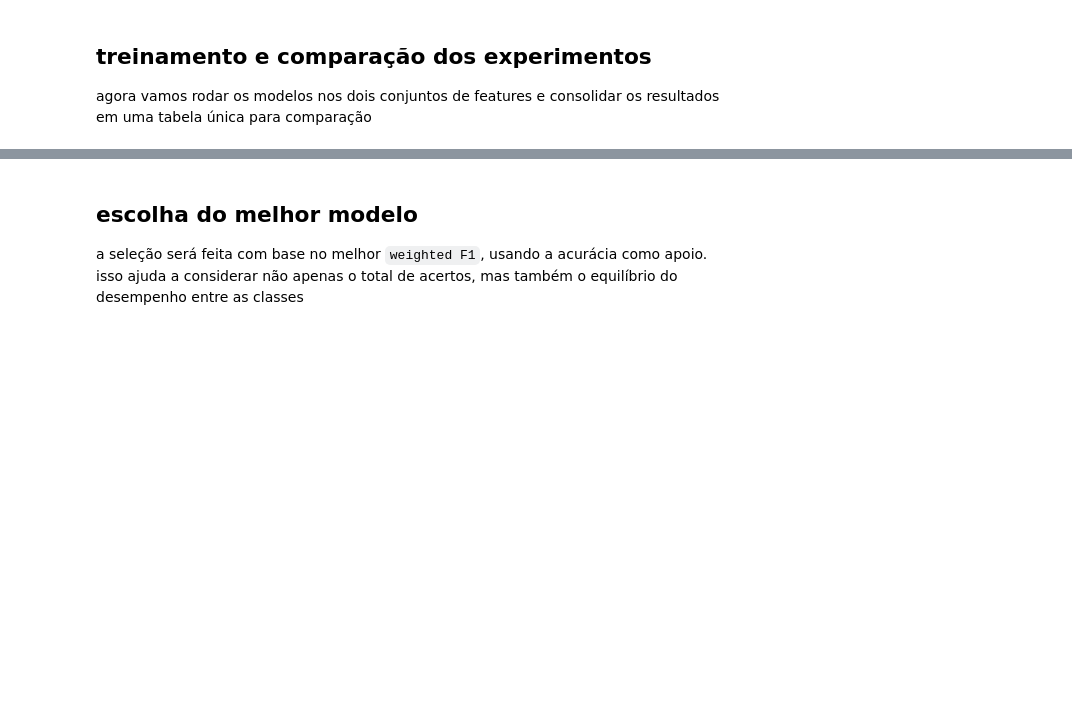
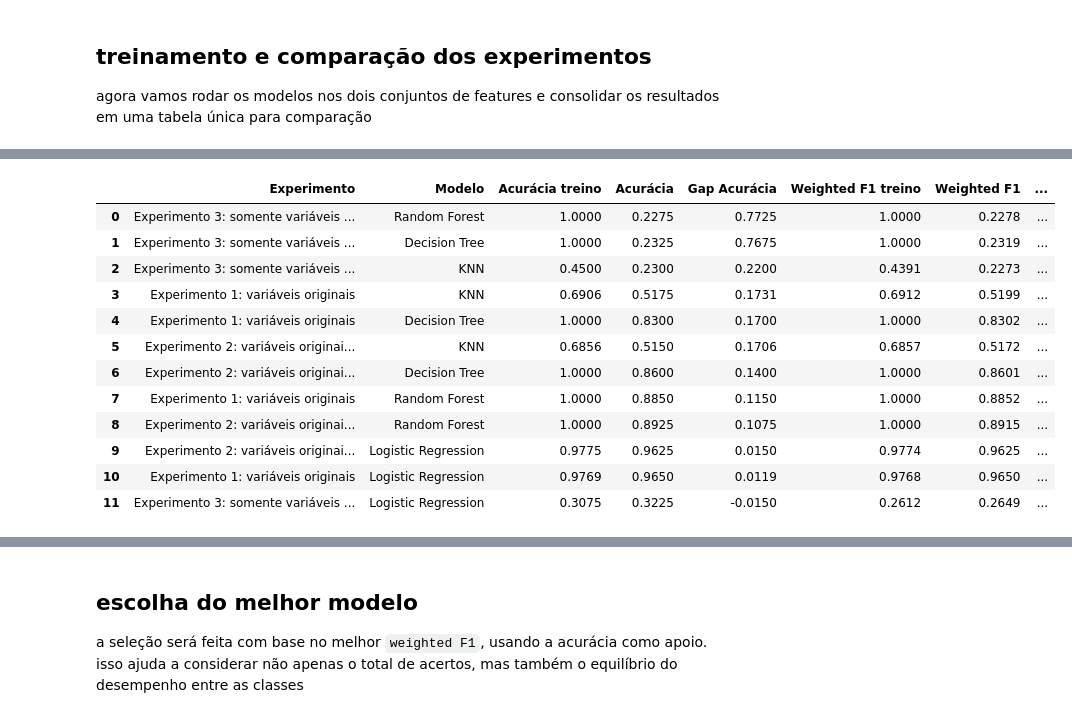
Before and after one commit to jessicafalcundes/machine-learning-projects, a Jupyter notebook: 04-mobile-price-classification/notebooks/02_multiclass_classification.ipynb, the cells around one changed output, grey strips where cells are left out. Saved outputs shown, nothing was run; the diff lists cells and outputs as text; code cells hidden in the pictures; blank space fills up the shorter version.

```diff
--- a/04-mobile-price-classification/notebooks/02_multiclass_classification.ipynb
+++ b/04-mobile-price-classification/notebooks/02_multiclass_classification.ipynb
@@ -362,0 +438,45 @@ os resultados devem ser lidos como um retrato desta divisão treino/teste. em um
+# %%
+generalization_summary = (
+    results_df[[
+        "Experimento",
+        "Modelo",
+        "Acurácia treino",
+        "Acurácia",
+        "Gap Acurácia",
+        "Weighted F1 treino",
+        "Weighted F1",
+        "Gap Weighted F1"
+    ]]
+    .sort_values(by="Gap Weighted F1", ascending=False)
+    .reset_index(drop=True)
+)
+
+display(generalization_summary.style.format({
+    "Acurácia treino": "{:.4f}",
+    "Acurácia": "{:.4f}",
+    "Gap Acurácia": "{:.4f}",
+    "Weighted F1 treino": "{:.4f}",
+    "Weighted F1": "{:.4f}",
+    "Gap Weighted F1": "{:.4f}"
+}))
+
+logistic_summary = generalization_summary[generalization_summary["Modelo"] == "Logistic Regression"].copy()
+best_logistic = logistic_summary.sort_values(by="Weighted F1", ascending=False).iloc[0]
+largest_gap = generalization_summary.iloc[0]
+derived_only_logistic = logistic_summary[
+    logistic_summary["Experimento"] == "Experimento 3: somente variáveis derivadas"
+].iloc[0]
+# %% [output]
+|  | Experimento | Modelo | Acurácia treino | Acurácia | Gap Acurácia | Weighted F1 treino | Weighted F1 | ... |
+| 0 | Experimento 3: somente variáveis ... | Random Forest | 1.0000 | 0.2275 | 0.7725 | 1.0000 | 0.2278 | ... |
+| 1 | Experimento 3: somente variáveis ... | Decision Tree | 1.0000 | 0.2325 | 0.7675 | 1.0000 | 0.2319 | ... |
+| 2 | Experimento 3: somente variáveis ... | KNN | 0.4500 | 0.2300 | 0.2200 | 0.4391 | 0.2273 | ... |
+| 3 | Experimento 1: variáveis originais | KNN | 0.6906 | 0.5175 | 0.1731 | 0.6912 | 0.5199 | ... |
+| 4 | Experimento 1: variáveis originais | Decision Tree | 1.0000 | 0.8300 | 0.1700 | 1.0000 | 0.8302 | ... |
+| 5 | Experimento 2: variáveis originai... | KNN | 0.6856 | 0.5150 | 0.1706 | 0.6857 | 0.5172 | ... |
+| 6 | Experimento 2: variáveis originai... | Decision Tree | 1.0000 | 0.8600 | 0.1400 | 1.0000 | 0.8601 | ... |
+| 7 | Experimento 1: variáveis originais | Random Forest | 1.0000 | 0.8850 | 0.1150 | 1.0000 | 0.8852 | ... |
+| 8 | Experimento 2: variáveis originai... | Random Forest | 1.0000 | 0.8925 | 0.1075 | 1.0000 | 0.8915 | ... |
+| 9 | Experimento 2: variáveis originai... | Logistic Regression | 0.9775 | 0.9625 | 0.0150 | 0.9774 | 0.9625 | ... |
+| 10 | Experimento 1: variáveis originais | Logistic Regression | 0.9769 | 0.9650 | 0.0119 | 0.9768 | 0.9650 | ... |
+| 11 | Experimento 3: somente variáveis ... | Logistic Regression | 0.3075 | 0.3225 | -0.0150 | 0.2612 | 0.2649 | ... |
```
Also changed, not shown: parts of 26 cells of this notebook, 12 other files.
